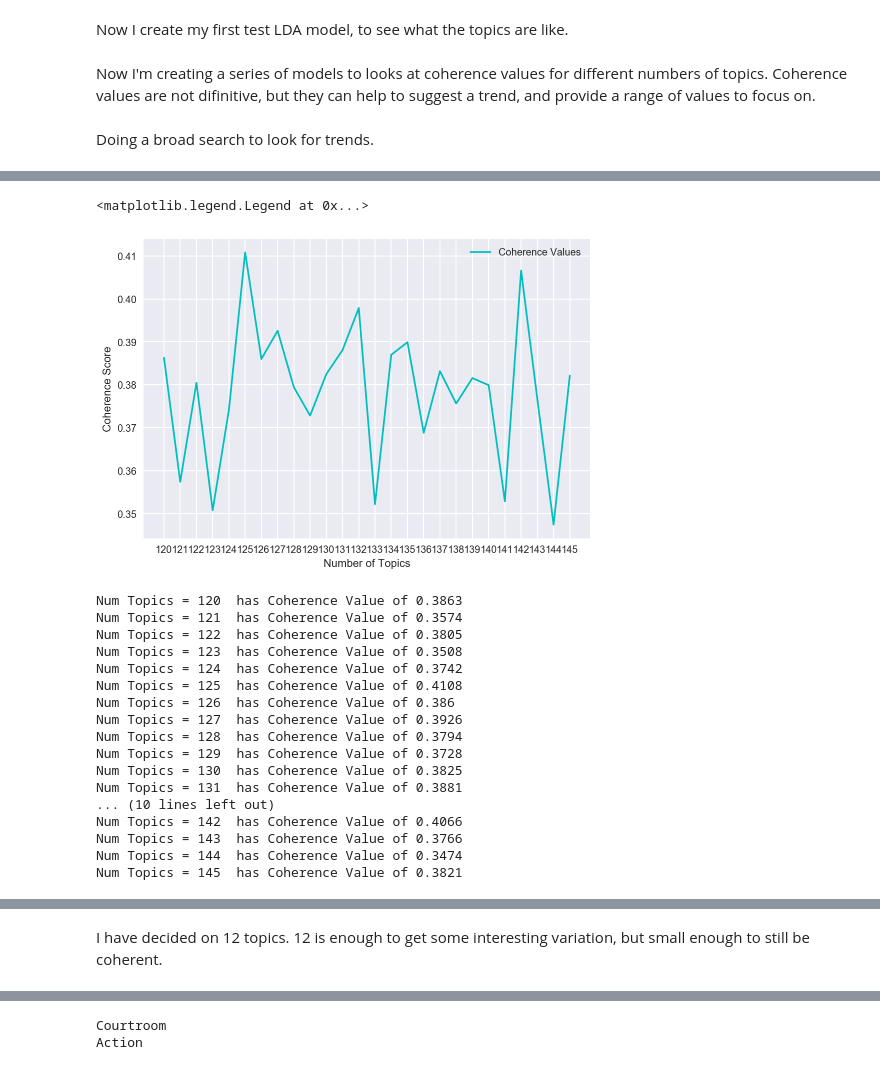
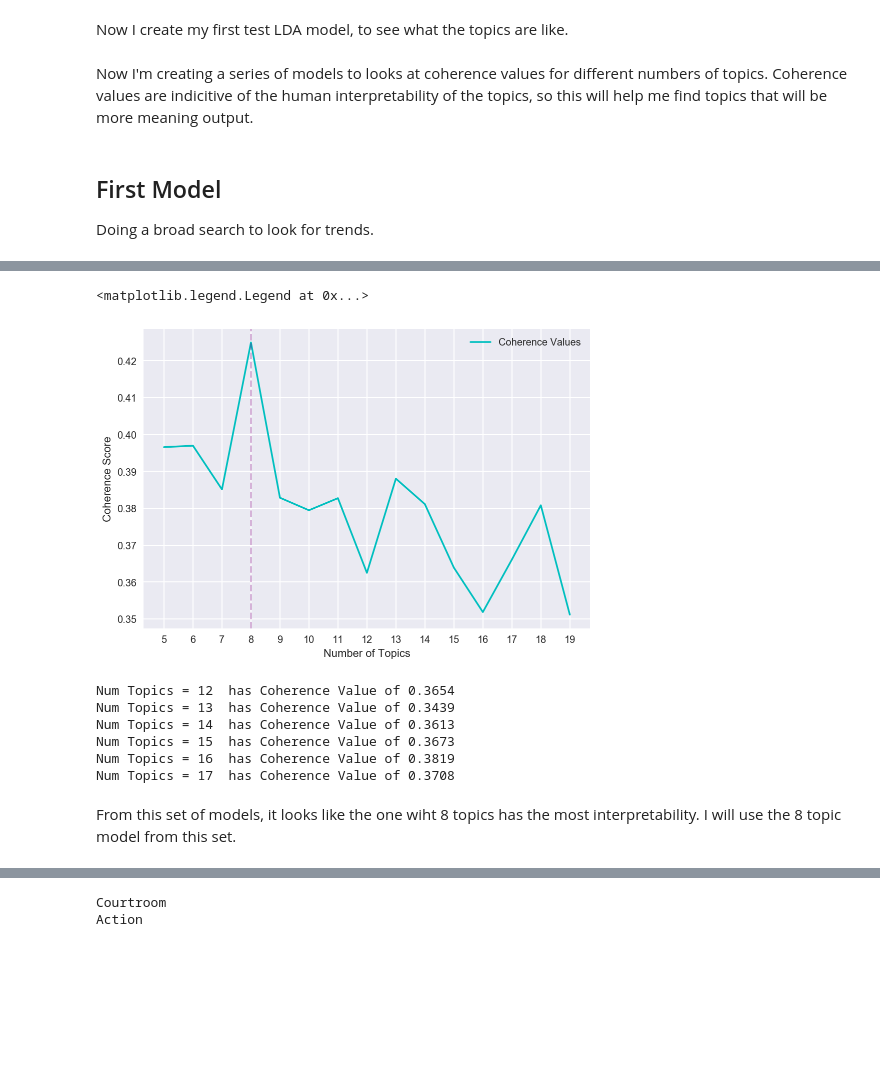
Before and after one commit to ZMBailey/movie_theme, a Jupyter notebook: themeter/dev/models.ipynb, the cells around one changed output, grey strips where cells are left out. Saved outputs shown, nothing was run; the diff lists cells and outputs as text; code cells hidden in the pictures; blank space fills up the shorter version.

Commit message:
clean models notebook

```diff
--- a/themeter/dev/models.ipynb
+++ b/themeter/dev/models.ipynb
@@ -78,3 +72,10 @@ movies.head()
+# %%
+movies1_df = pd.read_json('themeter/dev/data/eng_1_430.json')
+movies2_df = pd.read_json('themeter/dev/data/eng_431_601.json')
+movies = movies1_df.append(movies2_df)
+print(movies1_df.shape)
+print(movies2_df.shape)
+movies.head()
 # %% [markdown]
 ## Data Prepration
 
@@ -82,5 +83,6 @@ My dataset is a little large to work with, given the size of each text entry. Ce
 # %%
 import random
-sample = np.random.sample(list(movies['summary']),25000)
+np.random.seed(1960)
+sample = np.random.choice(list(movies['summary']),25000)
 sample1 = sample[:12501]
 sample2 = sample[12501:]
@@ -163,7 +153,7 @@ lda_model = gensim.models.LdaMulticore(corpus=m_corpus,
 for idx, topic in lda_model.print_topics(num_topics=-1):
     print('Topic : {} Word: {}'.format(idx, topic))
 # %% [markdown]
-Now I'm creating a series of models to looks at coherence values for different numbers of topics. Coherence values are not difinitive, but they can help to suggest a trend, and provide a range of values to focus on.
+Now I'm creating a series of models to looks at coherence values for different numbers of topics. Coherence values are indicitive of the human interpretability of the topics, so this will help me find topics that will be more meaning output.
 # %%
 #85 = 8
 #125 = 12
@@ -194,8 +184,10 @@ def get_coherence_vals(start,end,step):
 # %% [markdown]
+## First Model
+
 Doing a broad search to look for trends.
 # %%
 now = datetime.datetime.now()
-models8, coherence8 = get_coherence_vals(120,146,1)
+models1, coherence1 = get_coherence_vals(5,20,1,m_corpus,m_id2word,bigram,85)
 later = datetime.datetime.now()
 elapsed = later-now
 print("Time: ", elapsed)
@@ -219,37 +211,26 @@ model with 145 topics
 Time:  0:45:36.131585
 # %%
 
-X = range(120,146,1)
+X = range(5,20,1)
 
 fig, ax = plt.subplots()
-ax.plot(X, coherence8, color="c", label="Coherence Values")
+ax.plot(X, coherence1, color="c", label="Coherence Values")
 ax.set_xlabel('Number of Topics')
 ax.set_ylabel('Coherence Score')
-ax.set_xticks(range(120,146))
-#ax.axvline(8,linestyle='--',alpha=0.3,color="purple")
+ax.set_xticks(range(5,20))
+ax.axvline(8,linestyle='--',alpha=0.3,color="purple")
 
 plt.legend()
 # %% [output]
 <matplotlib.legend.Legend at 0x...>
-[figure, old version]
+[figure, new version]
 # %%
-for m, cv in zip(X, coherence8):
+for m, cv in zip(X, coherence4):
     print("Num Topics =", m, " has Coherence Value of", round(cv, 4))
 # %% [output]
-Num Topics = 120  has Coherence Value of 0.3863
-Num Topics = 121  has Coherence Value of 0.3574
-Num Topics = 122  has Coherence Value of 0.3805
-Num Topics = 123  has Coherence Value of 0.3508
-Num Topics = 124  has Coherence Value of 0.3742
-Num Topics = 125  has Coherence Value of 0.4108
-Num Topics = 126  has Coherence Value of 0.386
-Num Topics = 127  has Coherence Value of 0.3926
-Num Topics = 128  has Coherence Value of 0.3794
-Num Topics = 129  has Coherence Value of 0.3728
-Num Topics = 130  has Coherence Value of 0.3825
-Num Topics = 131  has Coherence Value of 0.3881
-... (10 lines left out)
-Num Topics = 142  has Coherence Value of 0.4066
-Num Topics = 143  has Coherence Value of 0.3766
-Num Topics = 144  has Coherence Value of 0.3474
-Num Topics = 145  has Coherence Value of 0.3821
+Num Topics = 12  has Coherence Value of 0.3654
+Num Topics = 13  has Coherence Value of 0.3439
+Num Topics = 14  has Coherence Value of 0.3613
+Num Topics = 15  has Coherence Value of 0.3673
+Num Topics = 16  has Coherence Value of 0.3819
+Num Topics = 17  has Coherence Value of 0.3708
@@ -259,3 +237,6 @@ coherence1 = coherence7
+# %% [markdown]
+From this set of models, it looks like the one wiht 8 topics has the most interpretability.
+I will use the 8 topic model from this set.
 # %%
 for topic in range(8):
     print('[', end="")#'Topic ' + str(topic) + ': ')
@@ -271,5 +252,3 @@ for topic in range(8):
 ['decides', 'agrees', 'would', 'gives', 'leave', 'makes', 'meets', 'offers', 'reveals', 'plans', ]
 ['killed', 'named', 'attempt', 'reveals', 'discover', 'attacked', 'attempts', 'led', 'captured', 'others', ]
 ['relationship', 'begins', 'become', 'meets', 'married', 'career', 'couple', 'yearold', 'pregnant', 'boyfriend', ]
-# %% [markdown]
-I have decided on 12 topics. 12 is enough to get some interesting variation, but small enough to still be coherent.
```
Also changed, not shown: parts of 30 cells of this notebook, 7 other files.
